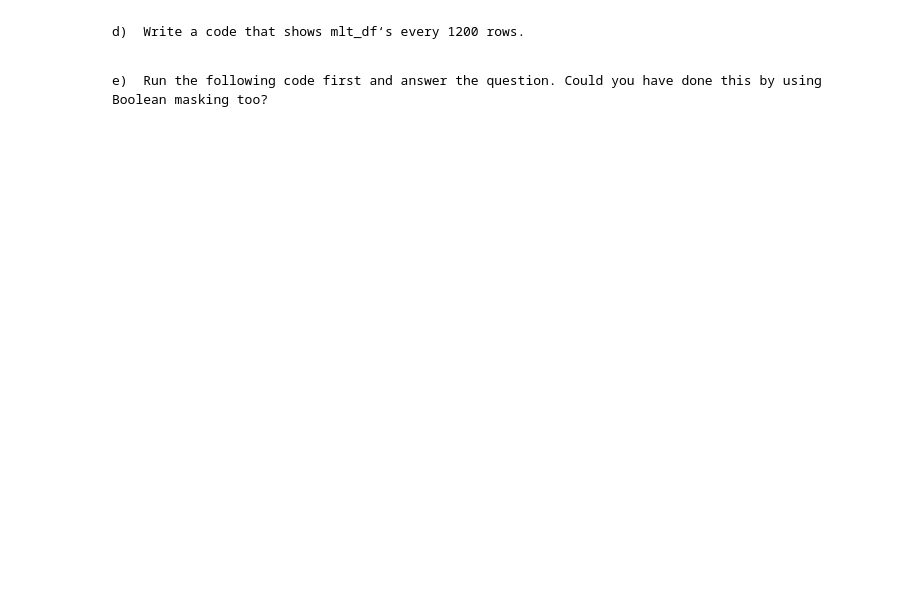
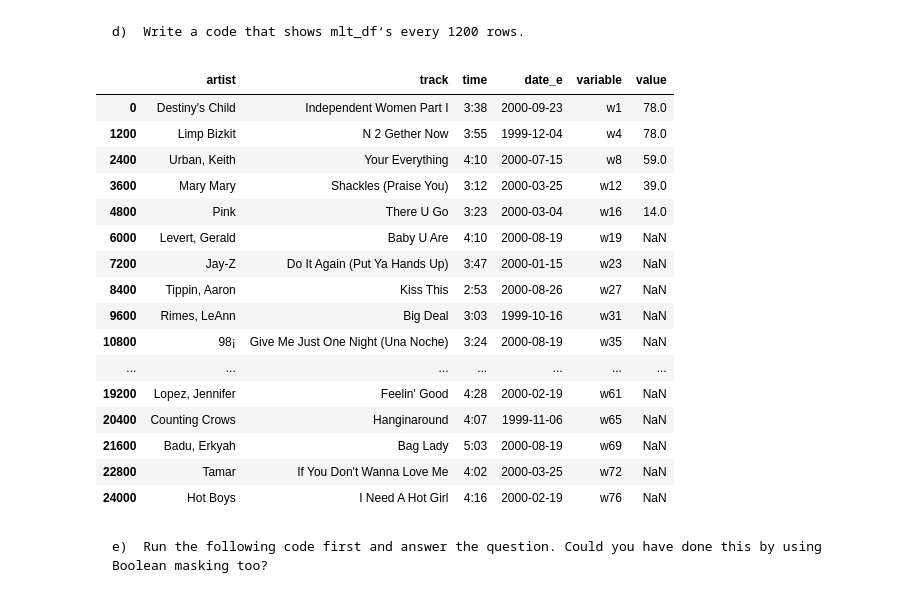
Before and after one commit to AtWillB/INST447_Exercises, a Jupyter notebook: Chapter01/Excercises Ch1.ipynb, the cells around one changed output. Saved outputs shown, nothing was run; the diff lists cells and outputs as text; code cells hidden in the pictures; blank space fills up the shorter version.

```diff
--- a/Chapter01/Excercises Ch1.ipynb
+++ b/Chapter01/Excercises Ch1.ipynb
@@ -128,2 +167,10 @@ For this exercise you need to use a new dataset: billboard.csv. Visit https://ww
 # %% [markdown]
     c)	The dataset is in wide format, use an appropriate function to switch to a long fromat, and name the melted dataframe mlt_df.
+# %%
+song_csv = pd.read_csv("billboard.csv")
+song_csv.head()
+
+
+mlt_df = pd.melt(song_csv, id_vars=['artist', "track", "time", "date_e"], value_vars=song_csv.columns[4:])
+
+mlt_df
@@ -130,5 +191,25 @@ For this exercise you need to use a new dataset: billboard.csv. Visit https://ww
 # %% [markdown]
     d)	Write a code that shows mlt_df‘s every 1200 rows.
+# %%
+mlt_df.iloc[::1200]
+# %% [output]
+|  | artist | track | time | date_e | variable | value |
+| 0 | Destiny's Child | Independent Women Part I | 3:38 | 2000-09-23 | w1 | 78.0 |
+| 1200 | Limp Bizkit | N 2 Gether Now | 3:55 | 1999-12-04 | w4 | 78.0 |
+| 2400 | Urban, Keith | Your Everything | 4:10 | 2000-07-15 | w8 | 59.0 |
+| 3600 | Mary Mary | Shackles (Praise You) | 3:12 | 2000-03-25 | w12 | 39.0 |
+| 4800 | Pink | There U Go | 3:23 | 2000-03-04 | w16 | 14.0 |
+| 6000 | Levert, Gerald | Baby U Are | 4:10 | 2000-08-19 | w19 | NaN |
+| 7200 | Jay-Z | Do It Again (Put Ya Hands Up) | 3:47 | 2000-01-15 | w23 | NaN |
+| 8400 | Tippin, Aaron | Kiss This | 2:53 | 2000-08-26 | w27 | NaN |
+| 9600 | Rimes, LeAnn | Big Deal | 3:03 | 1999-10-16 | w31 | NaN |
+| 10800 | 98¡ | Give Me Just One Night (Una Noche) | 3:24 | 2000-08-19 | w35 | NaN |
+| ... | ... | ... | ... | ... | ... | ... |
+| 19200 | Lopez, Jennifer | Feelin' Good | 4:28 | 2000-02-19 | w61 | NaN |
+| 20400 | Counting Crows | Hanginaround | 4:07 | 1999-11-06 | w65 | NaN |
+| 21600 | Badu, Erkyah | Bag Lady | 5:03 | 2000-08-19 | w69 | NaN |
+| 22800 | Tamar | If You Don't Wanna Love Me | 4:02 | 2000-03-25 | w72 | NaN |
+| 24000 | Hot Boys | I Need A Hot Girl | 4:16 | 2000-02-19 | w76 | NaN |
 # %% [markdown]
     e)	Run the following code first and answer the question. Could you have done this by using Boolean masking too?
 # %%
```
Also changed, not shown: parts of 12 cells of this notebook.
